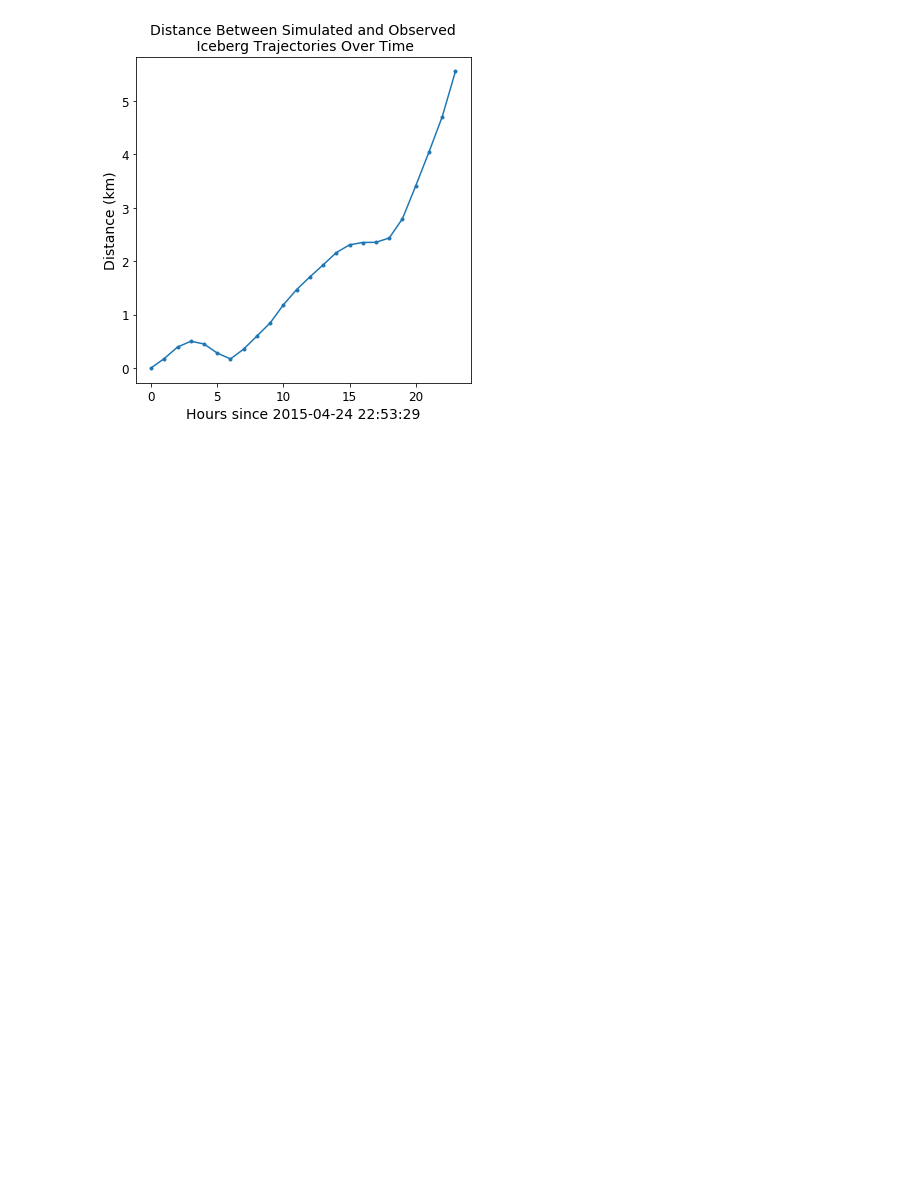
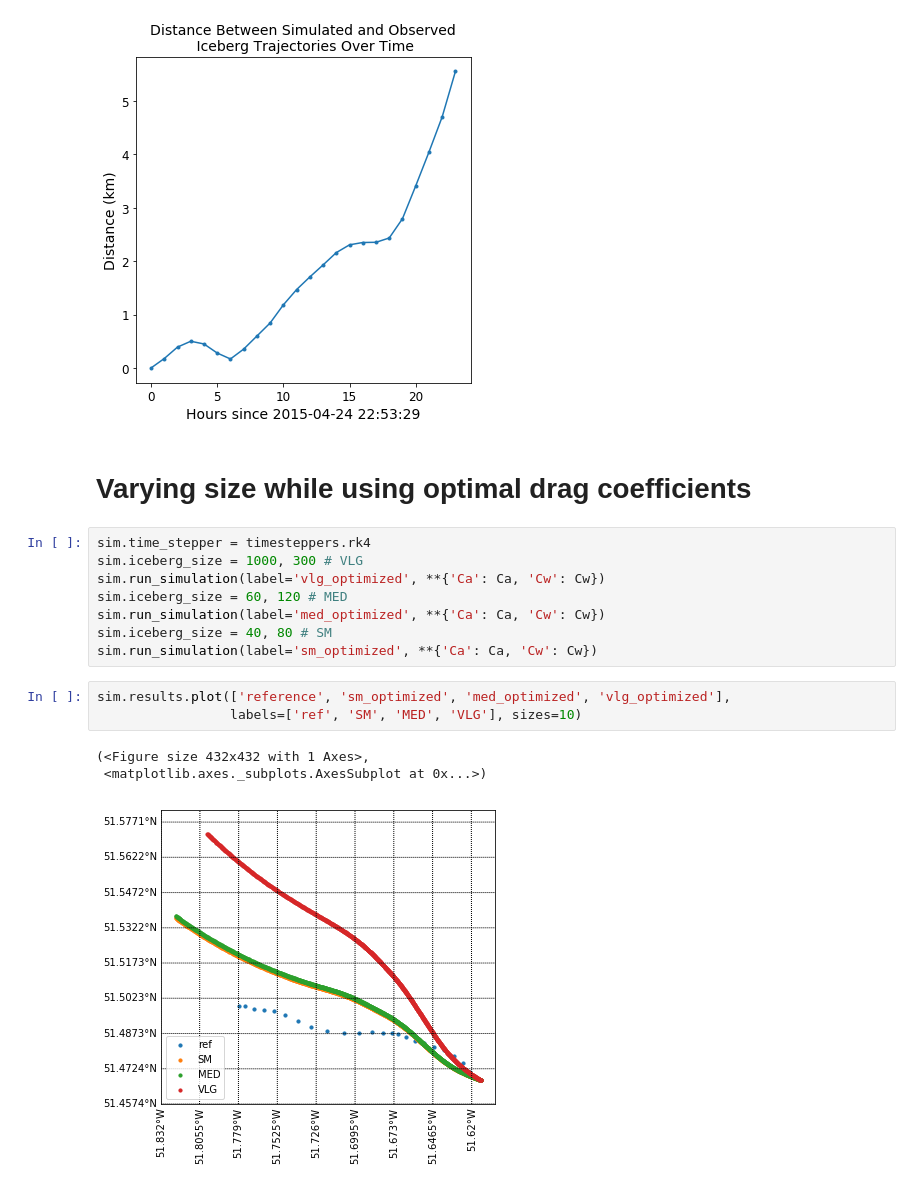
Before and after one commit to jmunroe/IceDEF, a Jupyter notebook: notebooks/ensemble.ipynb, the cells around one changed output. Cells and saved outputs as stored; diff of their text form; blank space fills up the shorter version.

Commit message:
added optimizations using size and drag coefficients

```diff
--- a/notebooks/ensemble.ipynb
+++ b/notebooks/ensemble.ipynb
@@ -134,3 +134,20 @@ plt.title('Distance Between Simulated and Observed\n Iceberg Trajectories Over T
 plt.show()
 # %% [output]
 [figure]
+# %% [markdown]
+# Varying size while using optimal drag coefficients
+# %%
+sim.time_stepper = timesteppers.rk4
+sim.iceberg_size = 1000, 300 # VLG
+sim.run_simulation(label='vlg_optimized', **{'Ca': Ca, 'Cw': Cw})
+sim.iceberg_size = 60, 120 # MED
+sim.run_simulation(label='med_optimized', **{'Ca': Ca, 'Cw': Cw})
+sim.iceberg_size = 40, 80 # SM
+sim.run_simulation(label='sm_optimized', **{'Ca': Ca, 'Cw': Cw})
+# %%
+sim.results.plot(['reference', 'sm_optimized', 'med_optimized', 'vlg_optimized'],
+                 labels=['ref', 'SM', 'MED', 'VLG'], sizes=10)
+# %% [output]
+(<Figure size 432x432 with 1 Axes>,
+ <matplotlib.axes._subplots.AxesSubplot at 0x...>)
+[figure, added]
```
Also changed, not shown: parts of 16 cells of this notebook.
